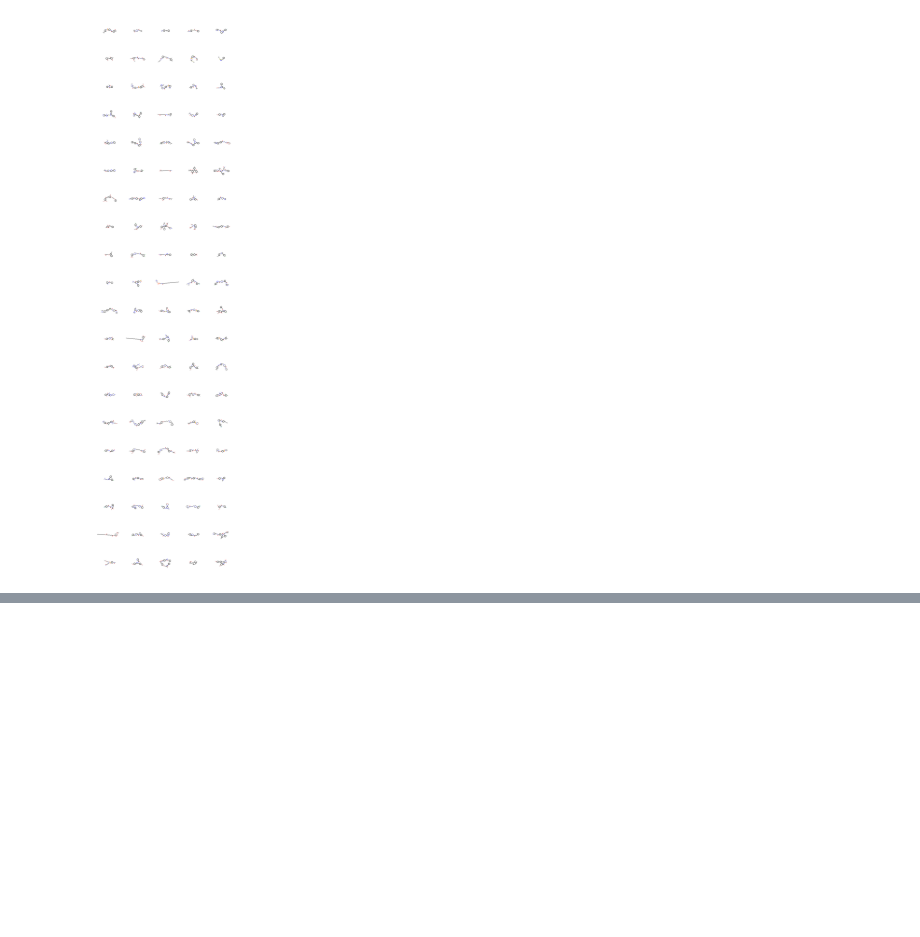
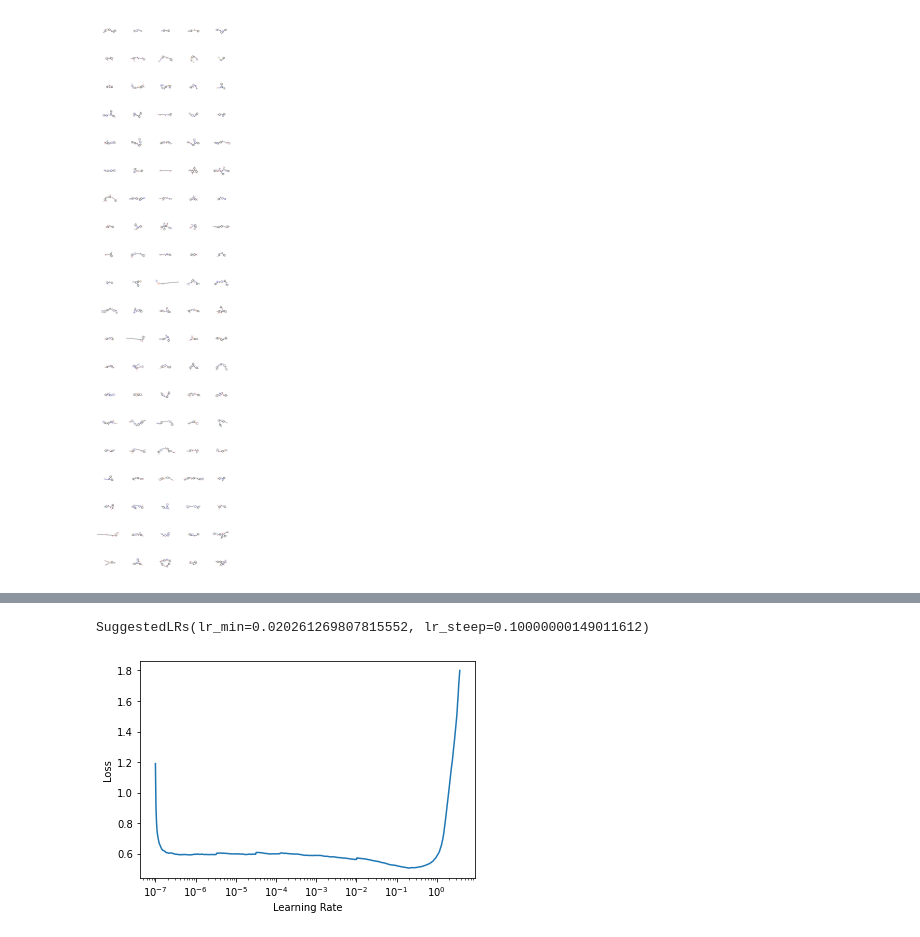
Before and after one commit to Marcosuff/Marcosuff.github.io, a Jupyter notebook: fastaiv2_works/SMILES_LSTM_fastaiv2.ipynb, the cells around one changed output, grey strips where cells are left out. Cells and saved outputs as stored; diff of their text form; code cells hidden in the pictures; blank space fills up the shorter version.

```diff
--- a/fastaiv2_works/SMILES_LSTM_fastaiv2.ipynb
+++ b/fastaiv2_works/SMILES_LSTM_fastaiv2.ipynb
@@ -537,0 +553,2 @@ tar: Removing leading `/' from member names
+# %%
+dls_fn = d_block.dataloaders(fxa,bs=64,seq_len=30)
@@ -537,0 +570,17 @@ tar: Removing leading `/' from member names
+# %%
+fn_path = Path(LM/'fxa_finetune')
+fn_path.mkdir()
+# %%
+pretrained_vocab = '/content/LM/vocab.pkl'
+pretrained_wgts = '/content/LM/models/fit1.pth'
+fnames = [pretrained_wgts,pretrained_vocab]
+#old_vocab = Path('/content/LM/vocab.pkl').load()
+# %%
+cbs=[MolSampler_V2(), CSVLogger(), SaveModelCallback(monitor='accuracy')]
+
+learn_fn = language_model_learner(dls_fn, AWD_LSTM, pretrained=False,config=config,path=fn_path,
+                               drop_mult=0.1,metrics=[accuracy, Perplexity()]).load_pretrained(wgts_fname=fnames[0],vocab_fname=fnames[1])
+learn_fn.freeze()
+# %%
+learn_fn.lr_find(num_it=600)
+# %% [output]
@@ -537,0 +588,2 @@ tar: Removing leading `/' from member names
+SuggestedLRs(lr_min=0.020261269807815552, lr_steep=0.10000000149011612)
+[figure, added]
```
Also changed, not shown: parts of 29 cells of this notebook.
